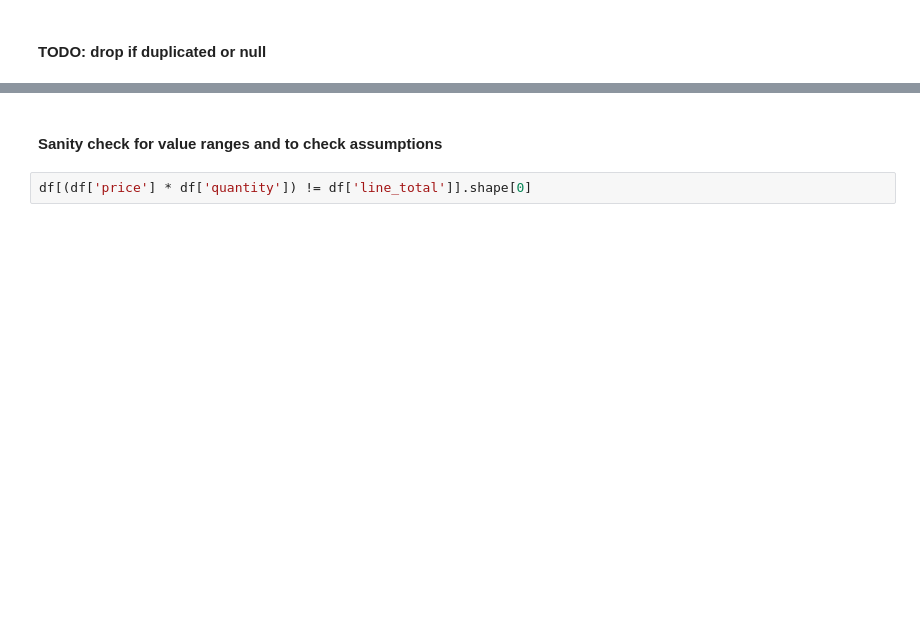
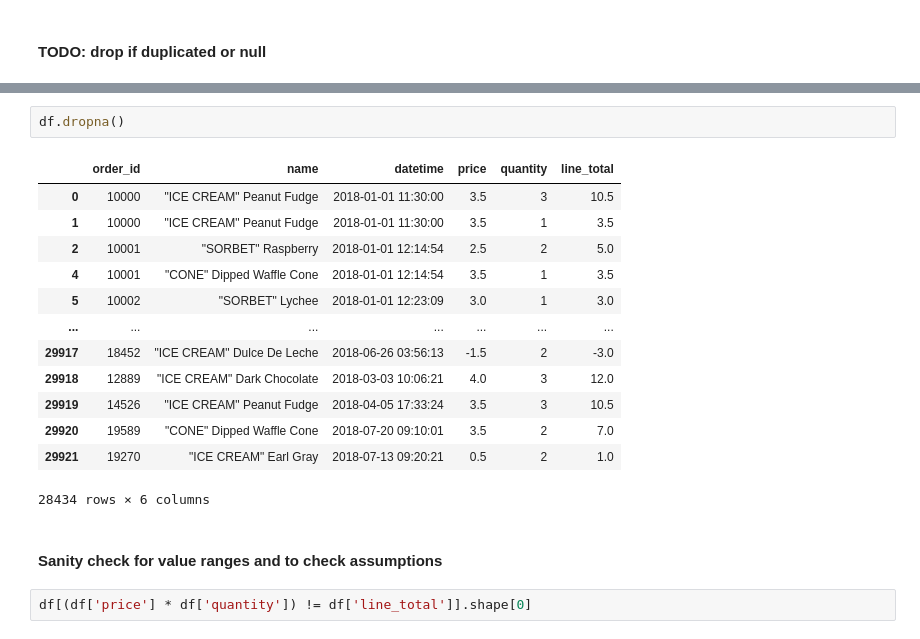
Before and after one commit to fae818/Lab1, a Jupyter notebook: sales(1).ipynb, the cells around one changed output, grey strips where cells are left out. Cells and saved outputs as stored; diff of their text form; blank space fills up the shorter version.

```diff
--- a/sales(1).ipynb
+++ b/sales(1).ipynb
@@ -48,3 +94,19 @@ df[df['name'].isnull()].head()
+# %%
+df.dropna()
+# %% [output]
+|  | order_id | name | datetime | price | quantity | line_total |
+| 0 | 10000 | "ICE CREAM" Peanut Fudge | 2018-01-01 11:30:00 | 3.5 | 3 | 10.5 |
+| 1 | 10000 | "ICE CREAM" Peanut Fudge | 2018-01-01 11:30:00 | 3.5 | 1 | 3.5 |
+| 2 | 10001 | "SORBET" Raspberry | 2018-01-01 12:14:54 | 2.5 | 2 | 5.0 |
+| 4 | 10001 | "CONE" Dipped Waffle Cone | 2018-01-01 12:14:54 | 3.5 | 1 | 3.5 |
+| 5 | 10002 | "SORBET" Lychee | 2018-01-01 12:23:09 | 3.0 | 1 | 3.0 |
+| ... | ... | ... | ... | ... | ... | ... |
+| 29917 | 18452 | "ICE CREAM" Dulce De Leche | 2018-06-26 03:56:13 | -1.5 | 2 | -3.0 |
+| 29918 | 12889 | "ICE CREAM" Dark Chocolate | 2018-03-03 10:06:21 | 4.0 | 3 | 12.0 |
+| 29919 | 14526 | "ICE CREAM" Peanut Fudge | 2018-04-05 17:33:24 | 3.5 | 3 | 10.5 |
+| 29920 | 19589 | "CONE" Dipped Waffle Cone | 2018-07-20 09:10:01 | 3.5 | 2 | 7.0 |
+| 29921 | 19270 | "ICE CREAM" Earl Gray | 2018-07-13 09:20:21 | 0.5 | 2 | 1.0 |
+28434 rows × 6 columns
 # %% [markdown]
 #### Sanity check for value ranges and to check assumptions
 # %%
```
Also changed, not shown: parts of 16 cells of this notebook, 1 other file.
